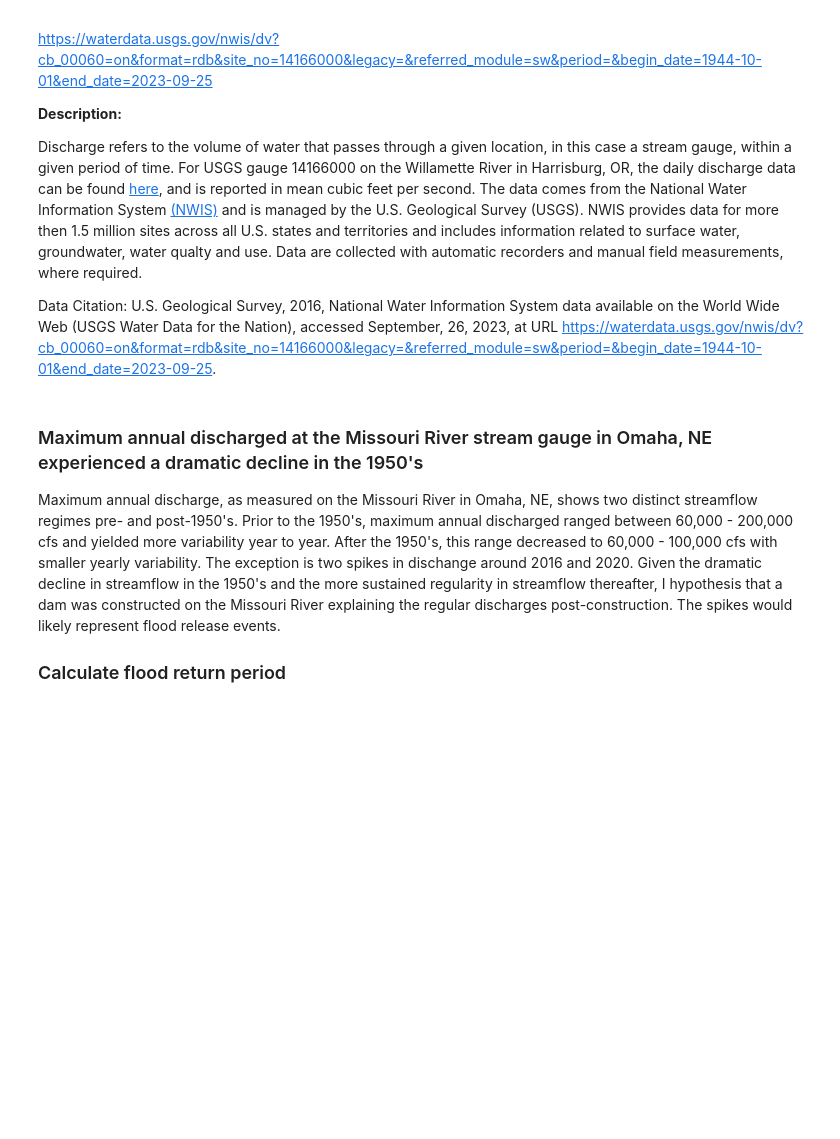
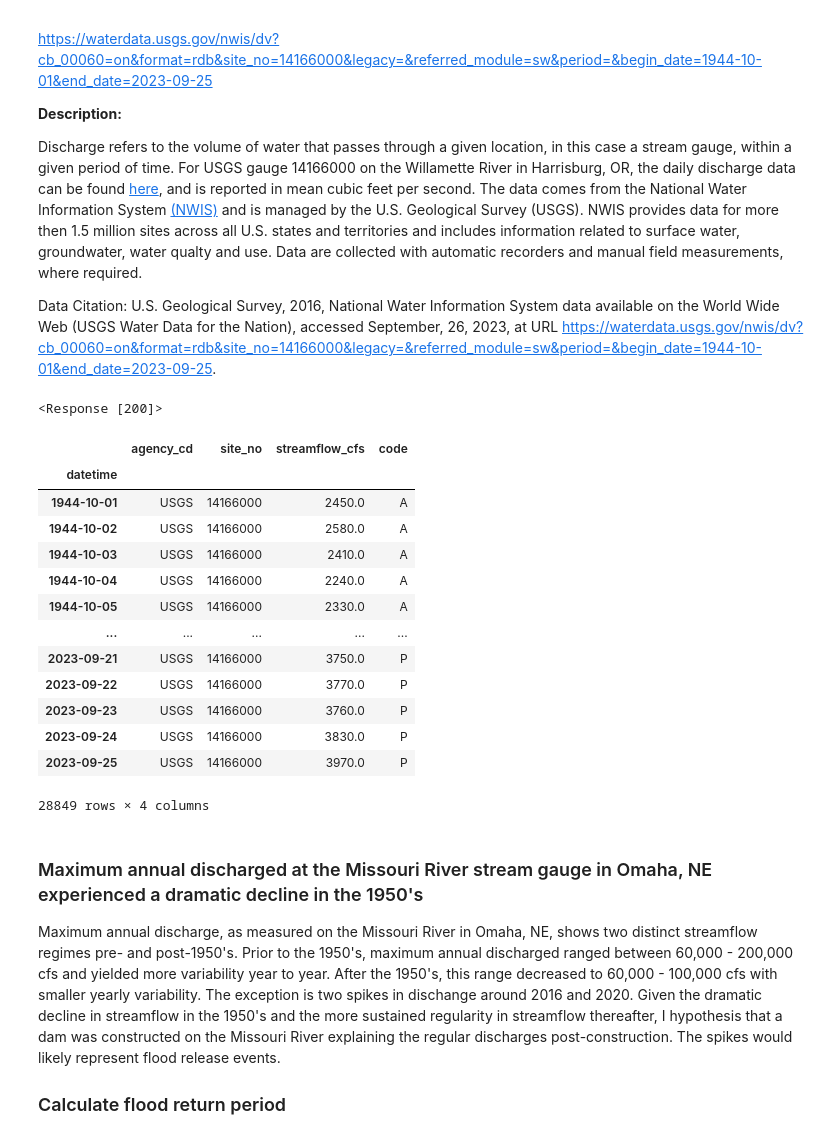
Before and after one commit to ellenalamont17/ellenalamont17.github.io, a Jupyter notebook: notebook/nwis_flood_eugene.ipynb, the cells around one changed output. Drawn from its saved outputs; the diff is of its cells as text; code cells hidden in the pictures; blank space fills up the shorter version.

Commit message:
clean the data

```diff
--- a/notebook/nwis_flood_eugene.ipynb
+++ b/notebook/nwis_flood_eugene.ipynb
@@ -83,12 +83,12 @@ Data Citation: U.S. Geological Survey, 2016, National Water Information System d
 # Download the data from NWIS
 
 # Set the data URL to a variable
-omaha_data_url = ("https://waterdata.usgs.gov/nwis/dv?cb_00060=on&format=rdb"
-                  "&site_no=06610000&legacy=&referred_module=sw&period="
-                  "&begin_date=1928-10-01&end_date=2022-09-30")
+eugene_data_url = ("https://waterdata.usgs.gov/nwis/dv?cb_00060=on&format=rdb"
+                  "&site_no=14166000&legacy=&referred_module=sw&period="
+                  "&begin_date=1944-10-01&end_date=2023-09-25")
 
 # Send an HTTP GET request to the URL
-nwis_response = requests.get(omaha_data_url)
+nwis_response = requests.get(eugene_data_url)
 nwis_response.raise_for_status()
-
-nwis_response
+# %% [output]
+<Response [200]>
@@ -105,17 +95,30 @@ for i, line in enumerate(nwis_response.content.splitlines()[:35]):
 # %%
 # Clean up the raw data to show proper headings and data types
 
-omaha_q_df = pd.read_csv(               # Assign clean data to variable
+eugene_q_df = pd.read_csv(              # Assign clean data to variable
     BytesIO(nwis_response.content),     # Remove bianary in each line
     comment='#',                        # Symbol that denotes commented lines
     delimiter='\t',                     # Data delimiter used in data (tab)
-    skiprows=[27, 28],                  # Column header rows to skip
+    skiprows=[29, 30],                  # Column header rows to skip
     names=['agency_cd', 'site_no', 'datetime', 'streamflow_cfs', 'code'],
                                         # New column headers to use for data
     index_col='datetime',               # Assign the index column (unique val)
     parse_dates=True,                   # Convert datetime into a dateframe
 )                                       # Use .info() to view column types
 
 # Parameter na_values='' used to define NAN values
-
-omaha_q_df
+# %% [output]
+|  | agency_cd | site_no | streamflow_cfs | code |
+| datetime |  |  |  |  |
+| 1944-10-01 | USGS | 14166000 | 2450.0 | A |
+| 1944-10-02 | USGS | 14166000 | 2580.0 | A |
+| 1944-10-03 | USGS | 14166000 | 2410.0 | A |
+| 1944-10-04 | USGS | 14166000 | 2240.0 | A |
+| 1944-10-05 | USGS | 14166000 | 2330.0 | A |
+| ... | ... | ... | ... | ... |
+| 2023-09-21 | USGS | 14166000 | 3750.0 | P |
+| 2023-09-22 | USGS | 14166000 | 3770.0 | P |
+| 2023-09-23 | USGS | 14166000 | 3760.0 | P |
+| 2023-09-24 | USGS | 14166000 | 3830.0 | P |
+| 2023-09-25 | USGS | 14166000 | 3970.0 | P |
+28849 rows × 4 columns
```
Also changed, not shown: parts of 3 cells of this notebook.
